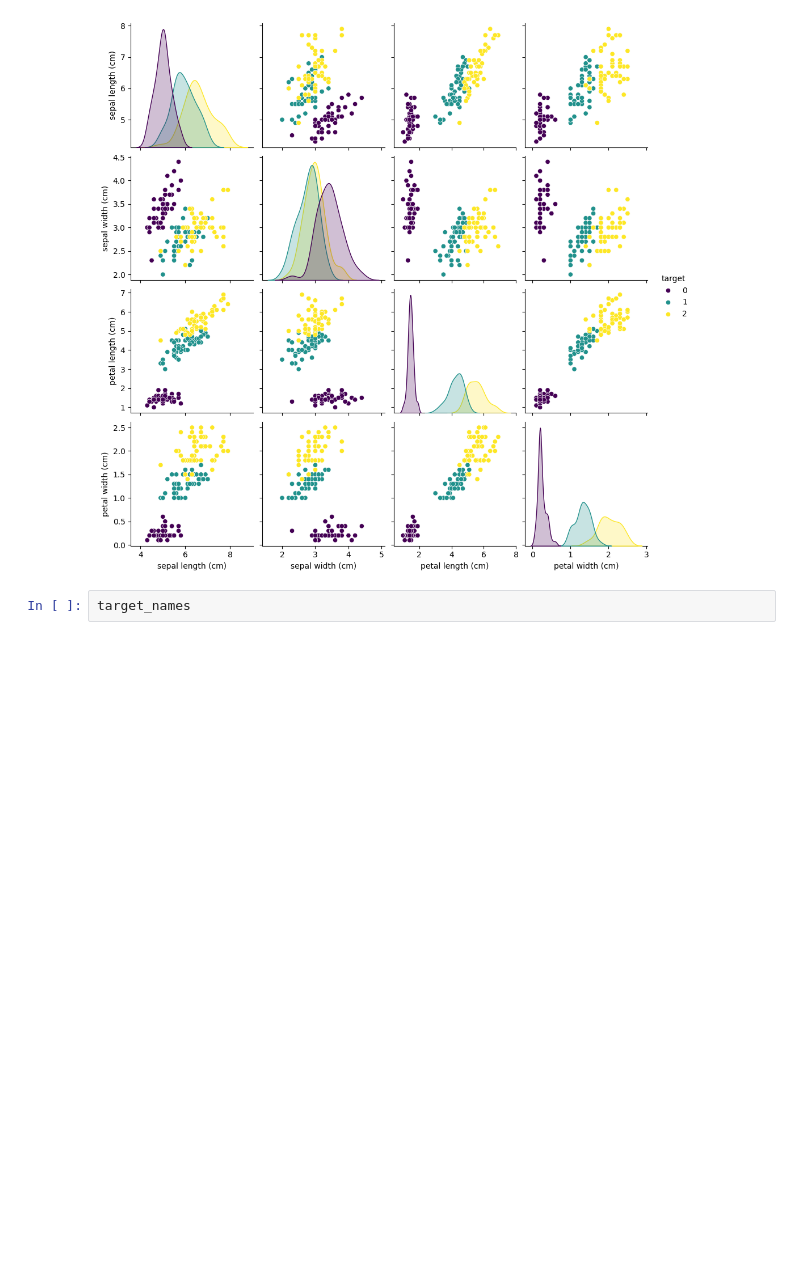
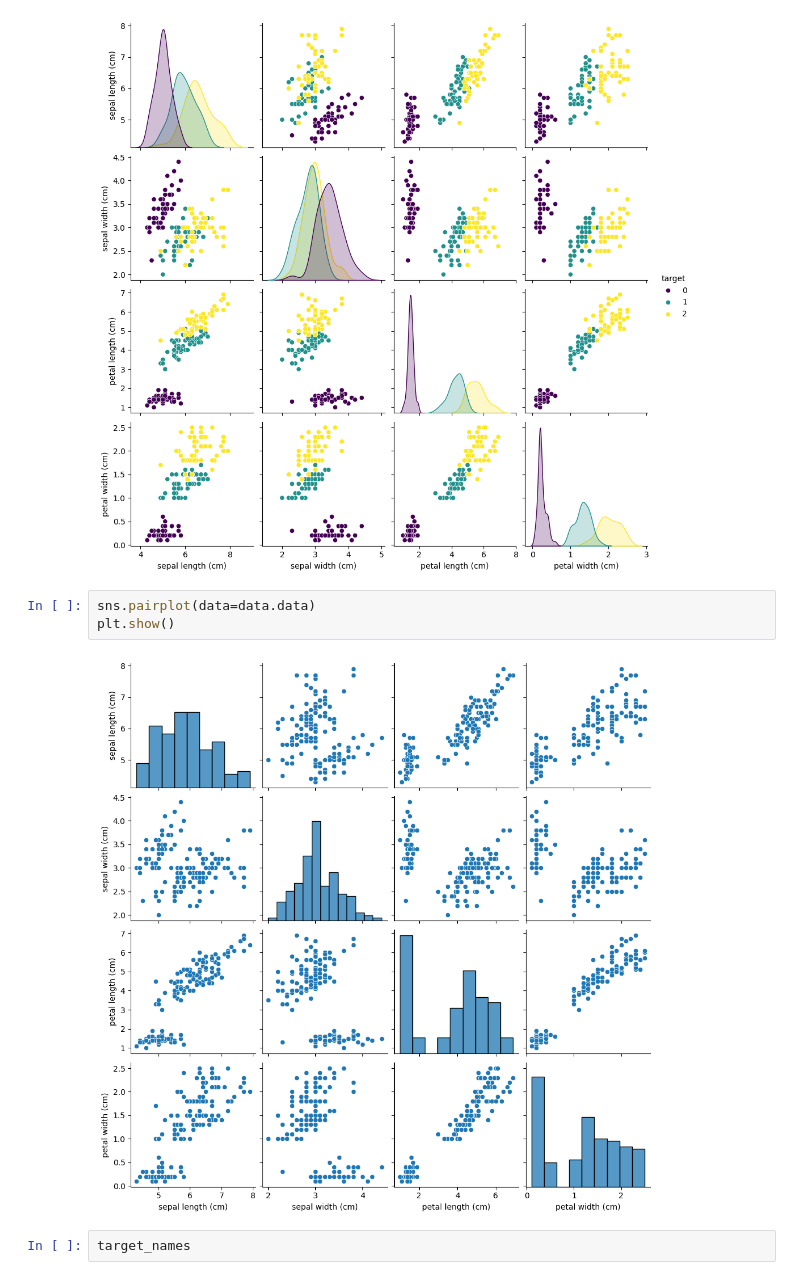
Before and after one commit to AndreasFurth/ML-Frameworks, a Jupyter notebook: L4/L4_assignment_CLASSROOM.ipynb, the cells around one changed output. Saved outputs shown, nothing was run; the diff lists cells and outputs as text; blank space fills up the shorter version.

```diff
--- a/L4/L4_assignment_CLASSROOM.ipynb
+++ b/L4/L4_assignment_CLASSROOM.ipynb
@@ -185,6 +187,11 @@ sns.pairplot(data=data.frame, hue="target", vars=data.feature_names, palette="vi
 plt.show()
 # %% [output]
 [figure]
+# %%
+sns.pairplot(data=data.data)
+plt.show()
+# %% [output]
+[figure, added]
 # %%
 target_names
 # %% [output]
```
Also changed, not shown: parts of 9 cells of this notebook.
